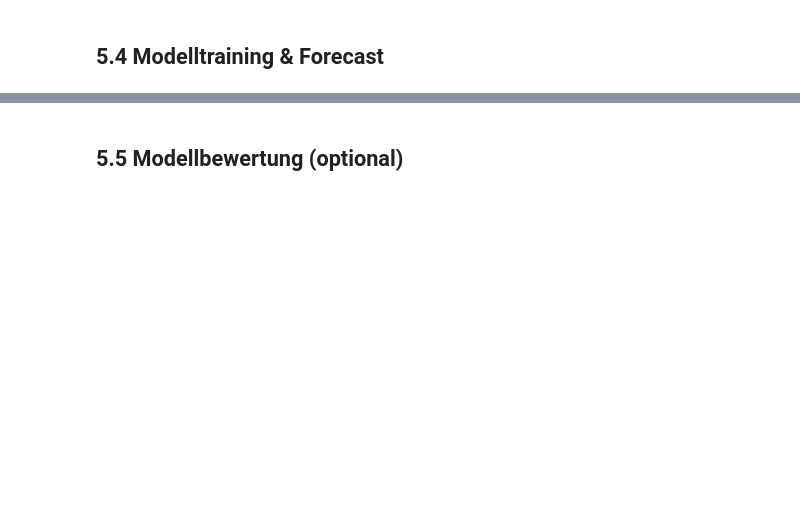
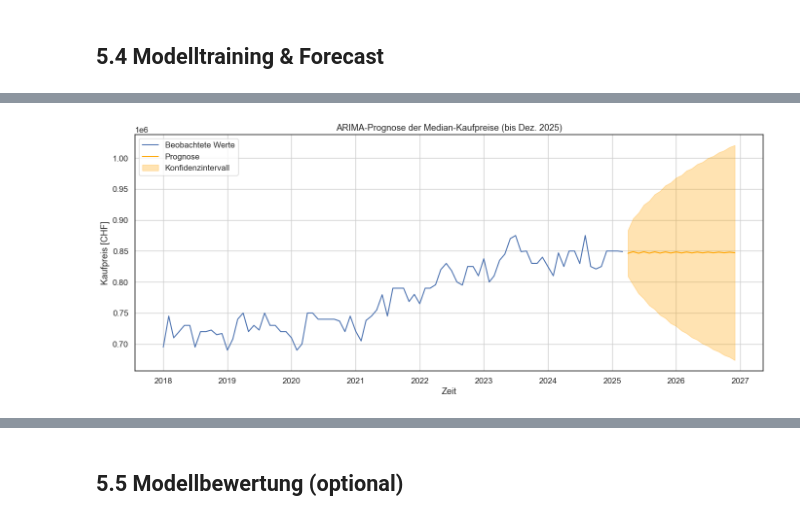
Before and after one commit to noeChicharro/Einfluss_von_Inflation_und_Zinsen_auf_den_Immobilienmark, a Jupyter notebook: src/antonio_jupyter_notebooks/Test_Final_Kapitel_4_5.ipynb, the cells around one changed output, grey strips where cells are left out. Cells and saved outputs as stored; diff of their text form; code cells hidden in the pictures; blank space fills up the shorter version.

```diff
--- a/src/antonio_jupyter_notebooks/Test_Final_Kapitel_4_5.ipynb
+++ b/src/antonio_jupyter_notebooks/Test_Final_Kapitel_4_5.ipynb
@@ -700,0 +884,14 @@ Die Korrelationsanalyse auf Jahresbasis liefert erste quantifizierbare Hinweise
+# %%
+# Bibliotheken importieren
+from statsmodels.tsa.arima.model import ARIMA
+
+# Was wir machen:
+# Wir definieren ein ARIMA(1,1,1)-Modell auf Basis der differenzierten Zeitreihe
+# und prognostizieren bis Dezember 2025
+
+# ARIMA-Modell definieren und fitten
+model_arima = ARIMA(monthly_prices_forecast['median_kaufpreis'], order=(1, 1, 1))
+model_arima_fit = model_arima.fit()
+
+# Zusammenfassung anzeigen (Modellstatistiken, AIC/BIC etc.)
+print(model_arima_fit.summary())
@@ -700,0 +931,29 @@ Die Korrelationsanalyse auf Jahresbasis liefert erste quantifizierbare Hinweise
+# %%
+# Prognosehorizont definieren (Anzahl Monate bis Dezember 2025)
+forecast_steps = 21  # April 2025 bis Dezember 2025 = 9 Monate + 12 schon abgedeckt
+
+# Prognose erzeugen
+forecast_result = model_arima_fit.get_forecast(steps=forecast_steps)
+forecast_mean = forecast_result.predicted_mean
+forecast_ci = forecast_result.conf_int()
+
+# Datum für Prognosezeitraum erstellen (monatsweise fortlaufend)
+last_date = monthly_prices_forecast.index[-1]
+forecast_index = pd.date_range(start=last_date + pd.DateOffset(months=1), periods=forecast_steps, freq='MS')
+forecast_mean.index = forecast_index
+forecast_ci.index = forecast_index
+
+# Visualisierung
+plt.figure(figsize=(14, 6))
+plt.plot(monthly_prices_forecast.index, monthly_prices_forecast['median_kaufpreis'], label='Beobachtete Werte')
+plt.plot(forecast_mean.index, forecast_mean, label='Prognose', color='orange')
+plt.fill_between(forecast_ci.index, forecast_ci.iloc[:, 0], forecast_ci.iloc[:, 1], color='orange', alpha=0.3, label='Konfidenzintervall')
+plt.title("ARIMA-Prognose der Median-Kaufpreise (bis Dez. 2025)")
+plt.xlabel("Zeit")
+plt.ylabel("Kaufpreis [CHF]")
+plt.legend()
+plt.grid(True)
+plt.tight_layout()
+plt.show()
+# %% [output]
+[figure, added]
```
Also changed, not shown: parts of 76 cells of this notebook, 1 other file.
